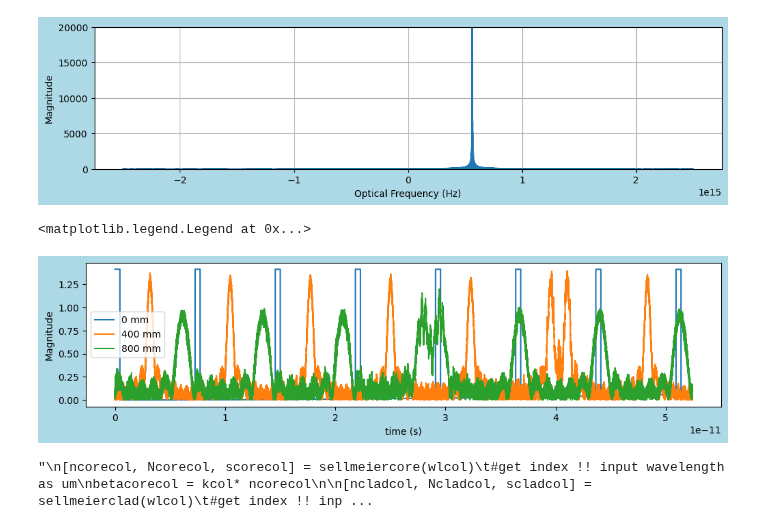
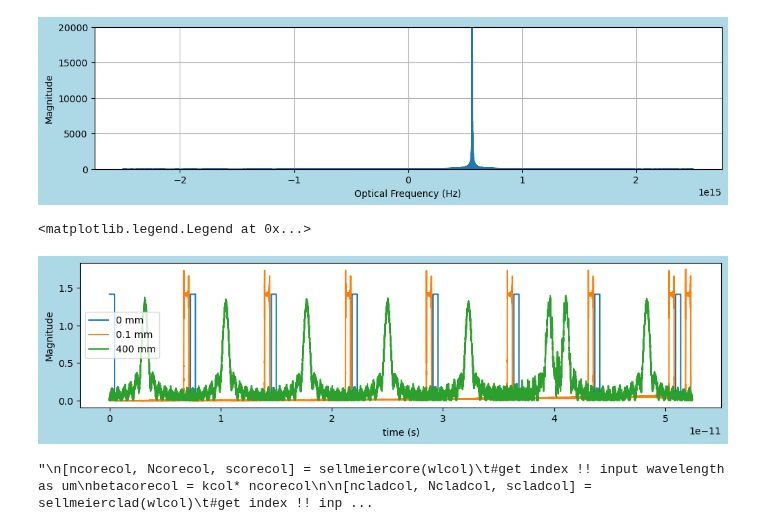
Before and after one commit to tacticstactics/Optical-pulse-broadening, a Jupyter notebook: optical_pulse_broadening_optical_fibers.ipynb, the cells around one changed output. Drawn from its saved outputs; the diff is of its cells as text; code cells hidden in the pictures.

```diff
--- a/optical_pulse_broadening_optical_fibers.ipynb
+++ b/optical_pulse_broadening_optical_fibers.ipynb
@@ -313,8 +313,8 @@ def indexes_quartz(o_frequencies):
 # Glass parameters
 indexes_quartz1 = indexes_quartz(optical_frequencies)  # Refractive index of water
 thickness_1 = 0e-3  # Thickness of water layer in meters
-thickness_2 = 400e-3  # Thickness of water layer in meters
-thickness_3 = 800e-3  # Thickness of water layer in meters
+thickness_2 = 0.1e-3  # Thickness of water layer in meters
+thickness_3 = 400e-3  # Thickness of water layer in meters
 
 fig1 = plt.figure(figsize = (10,6), facecolor='lightblue')
 ax1_1 = fig1.add_subplot(2, 1, 1)
@@ -333,12 +333,23 @@ fig2 = plt.figure(figsize = (10,6), facecolor='lightblue')
 ax2_1 = fig2.add_subplot(2, 1, 1)
 
 ax2_1.plot(optical_frequencies, phase_change_thickness_1, label='0 mm')
-ax2_1.plot(optical_frequencies, phase_change_thickness_2, label='400 mm')
-ax2_1.plot(optical_frequencies, phase_change_thickness_3, label='800 mm')
+ax2_1.plot(optical_frequencies, phase_change_thickness_2, label='0.1 mm')
+ax2_1.plot(optical_frequencies, phase_change_thickness_3, label='400 mm')
 ax2_1.set_xlabel("Optical Frequency (Hz)")
 ax2_1.set_ylim(-1e7,1e7)
-ax2_1.set_ylabel("Phase Change")
+ax2_1.set_ylabel("Phase Change (rad)")
 ax2_1.legend()
+
+fig3 = plt.figure(figsize = (10,6), facecolor='lightblue')
+ax3_1 = fig3.add_subplot(2, 1, 1)
+
+ax3_1.plot(optical_frequencies, phase_change_thickness_1, label='0 mm')
+ax3_1.plot(optical_frequencies, phase_change_thickness_2, label='0.1 mm')
+ax3_1.plot(optical_frequencies, phase_change_thickness_3, label='400 mm')
+ax3_1.set_xlabel("Optical Frequency (Hz)")
+ax3_1.set_ylim(-100,100)
+ax3_1.set_ylabel("Phase Change (rad)")
+ax3_1.legend()
 # %% [output]
 <matplotlib.legend.Legend at 0x...>
 [figure]
@@ -365,24 +377,29 @@ ax1_1.grid()
 # %% [output]
 [figure]
 # %%
-y_freq_1 = ifft(Y_freq_1)
-y_freq_2 = ifft(Y_freq_2)
-y_freq_3 = ifft(Y_freq_3)
+
+Y_freq_1_unshifted = ifftshift(Y_freq_1)
+Y_freq_2_unshifted = ifftshift(Y_freq_2)
+Y_freq_3_unshifted = ifftshift(Y_freq_3)
+
+y_freq_1 = ifft(Y_freq_1_unshifted)
+y_freq_2 = ifft(Y_freq_2_unshifted)
+y_freq_3 = ifft(Y_freq_3_unshifted)
 
 fig2 = plt.figure(figsize = (12,6), facecolor='lightblue')
 ax2_1 = fig2.add_subplot(2, 1, 1)
 
 #ax2_1.plot(transformed_tcol, (np.abs(y_freq))**2)
 ax2_1.plot(tcol, np.abs(y_freq_1),label = "0 mm")
-ax2_1.plot(tcol, np.abs(y_freq_2),label = "400 mm")
-ax2_1.plot(tcol, np.abs(y_freq_3),label = "800 mm")
+ax2_1.plot(tcol, np.abs(y_freq_2),label = "0.1 mm")
+ax2_1.plot(tcol, np.abs(y_freq_3),label = "400 mm")
 
 ax2_1.set_xlabel("time (s)")
 ax2_1.set_ylabel('Magnitude')
 ax2_1.legend()
 # %% [output]
 <matplotlib.legend.Legend at 0x...>
-[figure, old version]
+[figure, new version]
 # %%
 
 # c = 2.99792458 * 1e8;	%m/sec
```
Also changed, not shown: parts of 3 cells of this notebook.
